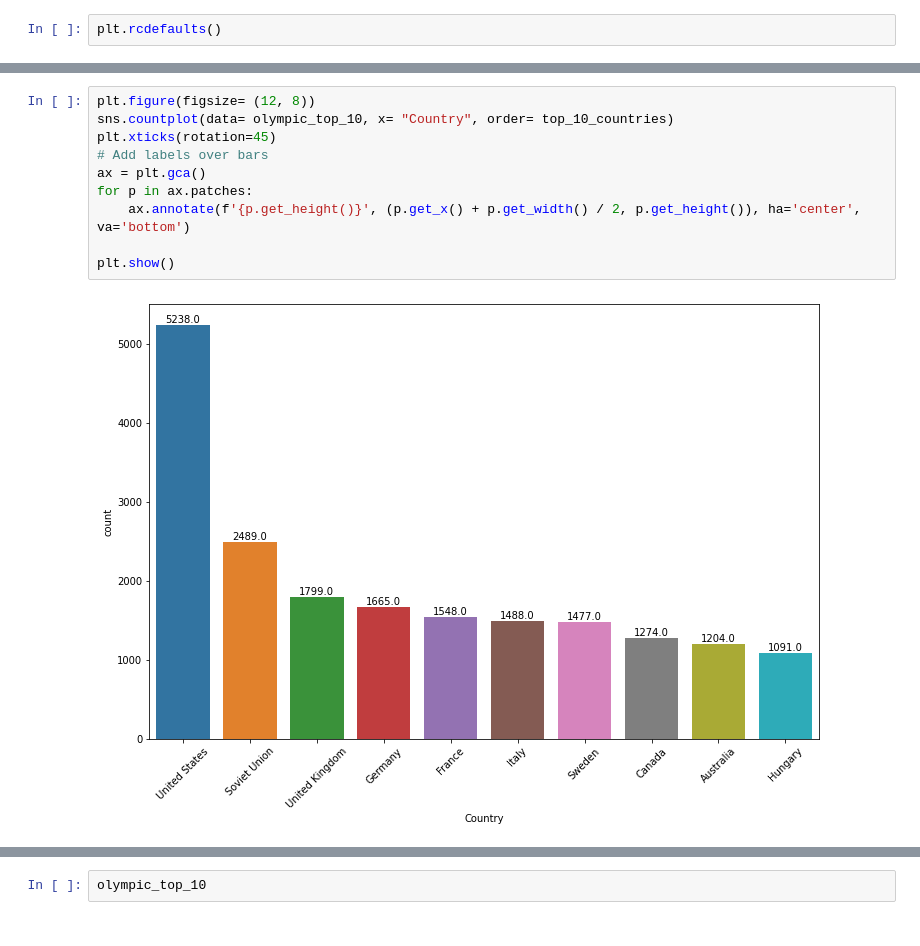
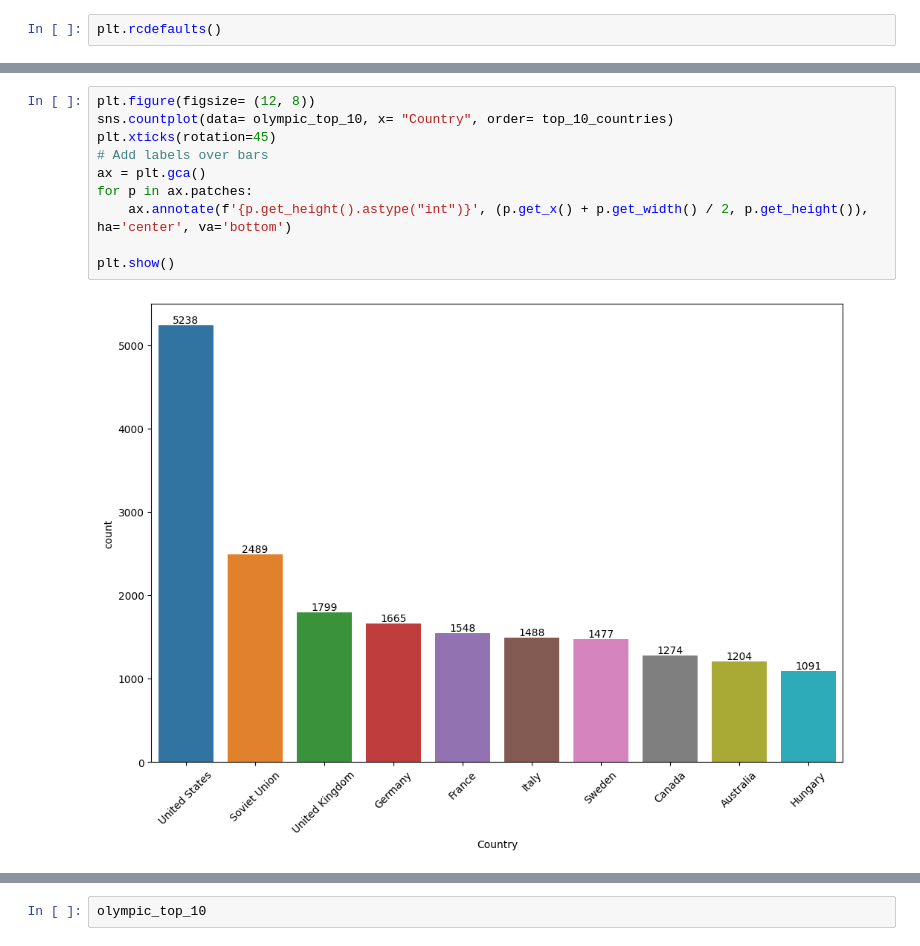
Before and after one commit to PrzemyslawLagosz/python, a Jupyter notebook: UDEMY/PANDAS/Course_Materials_Part3/Explanatory_DataAnalysis_Challenge/Explanatory_DataAnalysis_Challenge.ipynb, the cells around one changed output, grey strips where cells are left out. Drawn from its saved outputs; the diff is of its cells as text.

```diff
--- a/UDEMY/PANDAS/Course_Materials_Part3/Explanatory_DataAnalysis_Challenge/Explanatory_DataAnalysis_Challenge.ipynb
+++ b/UDEMY/PANDAS/Course_Materials_Part3/Explanatory_DataAnalysis_Challenge/Explanatory_DataAnalysis_Challenge.ipynb
@@ -402,15 +402,15 @@ olympic_top_10
 # %%
 plt.figure(figsize= (12, 8))
 sns.countplot(data= olympic_top_10, x= "Country", order= top_10_countries)
 plt.xticks(rotation=45)
 # Add labels over bars
 ax = plt.gca()
 for p in ax.patches:
-    ax.annotate(f'{p.get_height()}', (p.get_x() + p.get_width() / 2, p.get_height()), ha='center', va='bottom')
+    ax.annotate(f'{p.get_height().astype("int")}', (p.get_x() + p.get_width() / 2, p.get_height()), ha='center', va='bottom')
 
 plt.show()
 # %% [output]
-[figure, old version]
+[figure, new version]
 # %%
 plt.figure(figsize= (12, 8))
 sns.countplot(data= olympic_top_10, x= "Country", hue= "Edition", order= top_10_countries)
```
Also changed, not shown: parts of 8 cells of this notebook, 1 other file.
